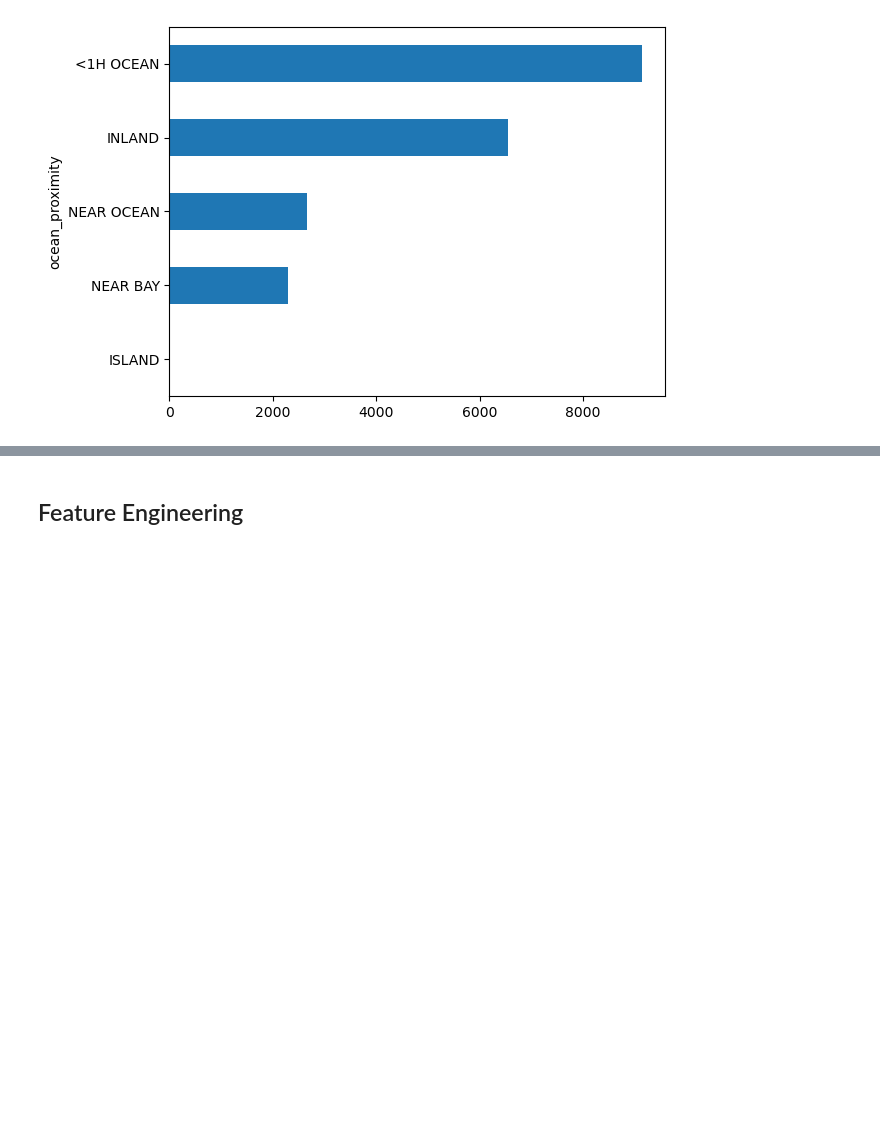
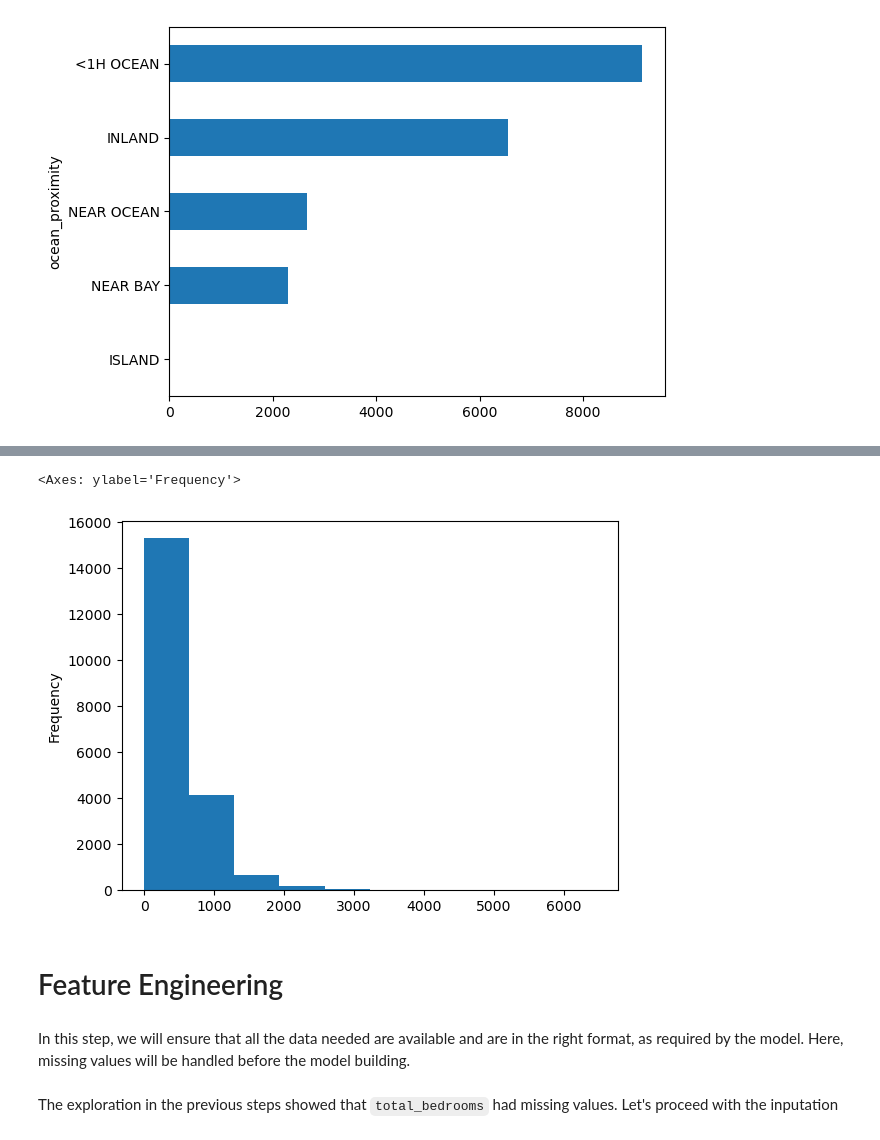
Before and after one commit to Mohammed-Hanan-Othman/datheon, a Jupyter notebook: task-2-house-price-pred/notebooks/housing-prediction.ipynb, the cells around one changed output, grey strips where cells are left out. Cells and saved outputs as stored; diff of their text form; code cells hidden in the pictures; blank space fills up the shorter version.

```diff
--- a/task-2-house-price-pred/notebooks/housing-prediction.ipynb
+++ b/task-2-house-price-pred/notebooks/housing-prediction.ipynb
@@ -189,2 +203,12 @@ sns.heatmap(df_housing.corr(numeric_only=True))
+# %%
+# Bedroom data distribution
+df_housing["total_bedrooms"].plot(kind="hist")
+# %% [output]
+<Axes: ylabel='Frequency'>
+[figure, added]
 # %% [markdown]
-## Feature Engineering
+# Feature Engineering
+# %% [markdown]
+In this step, we will ensure that all the data needed are available and are in the right format, as required by the model. Here, missing values will be handled before the model building.
+# %% [markdown]
+The exploration in the previous steps showed that `total_bedrooms` had missing values. Let's proceed with the inputation
```
Also changed, not shown: parts of 11 cells of this notebook.
